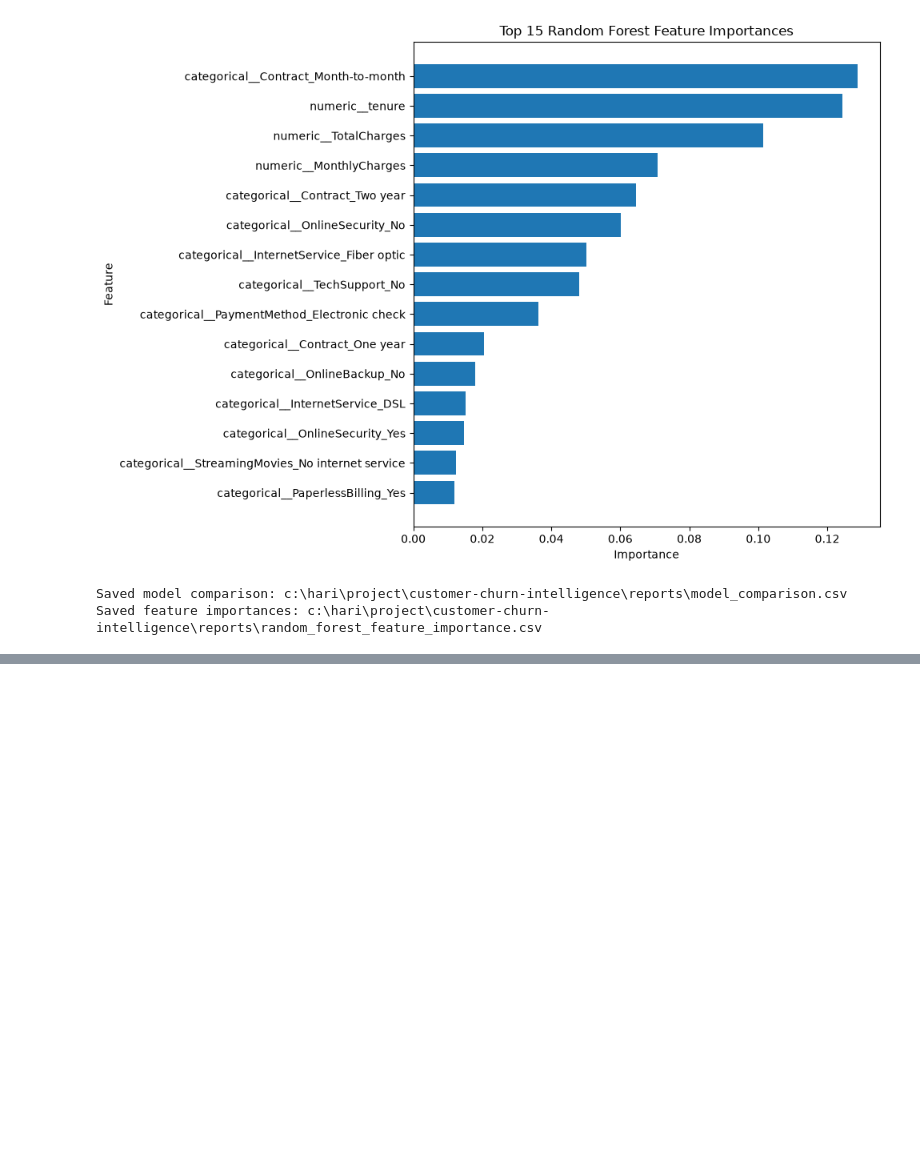
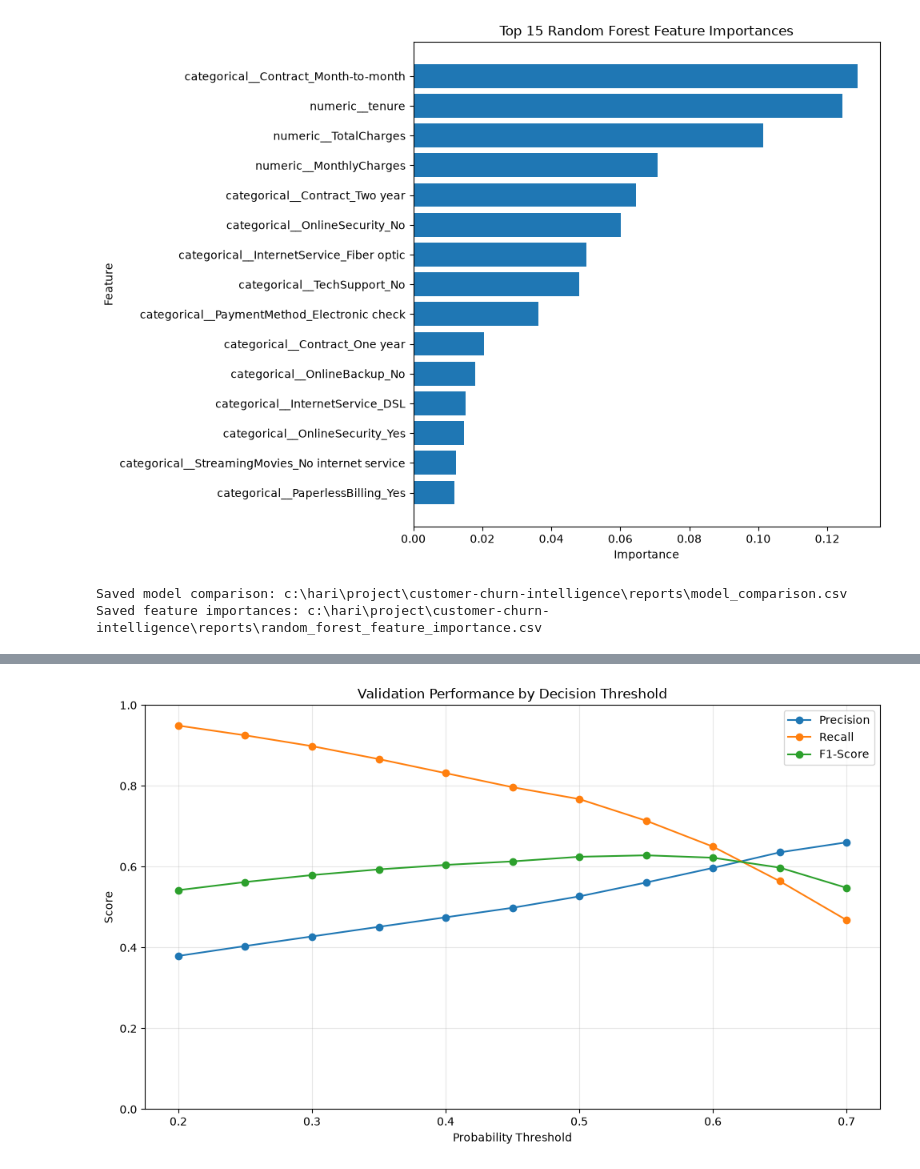
Before and after one commit to Sreehari-S24/Customer-Churn-Predictor, a Jupyter notebook: notebooks/initial.ipynb, the cells around one changed output, grey strips where cells are left out. Saved outputs shown, nothing was run; the diff lists cells and outputs as text; code cells hidden in the pictures; blank space fills up the shorter version.

```diff
--- a/notebooks/initial.ipynb
+++ b/notebooks/initial.ipynb
@@ -1080,0 +1334,29 @@ Saved feature importances: c:\hari\project\customer-churn-intelligence\reports\r
+# %%
+
+plt.figure(figsize=(10, 6))
+
+for metric in ["Precision", "Recall", "F1-Score"]:
+    plt.plot(
+        threshold_df["Threshold"],
+        threshold_df[metric],
+        marker="o",
+        label=metric
+    )
+
+plt.title("Validation Performance by Decision Threshold")
+plt.xlabel("Probability Threshold")
+plt.ylabel("Score")
+plt.ylim(0, 1)
+plt.grid(alpha=0.3)
+plt.legend()
+plt.tight_layout()
+
+plt.savefig(
+    os.path.join(FIGURES_DIR, "threshold_comparison.png"),
+    dpi=300,
+    bbox_inches="tight"
+)
+
+plt.show()
+# %% [output]
+[figure, added]
```
Also changed, not shown: parts of 18 cells of this notebook, 6 other files.
